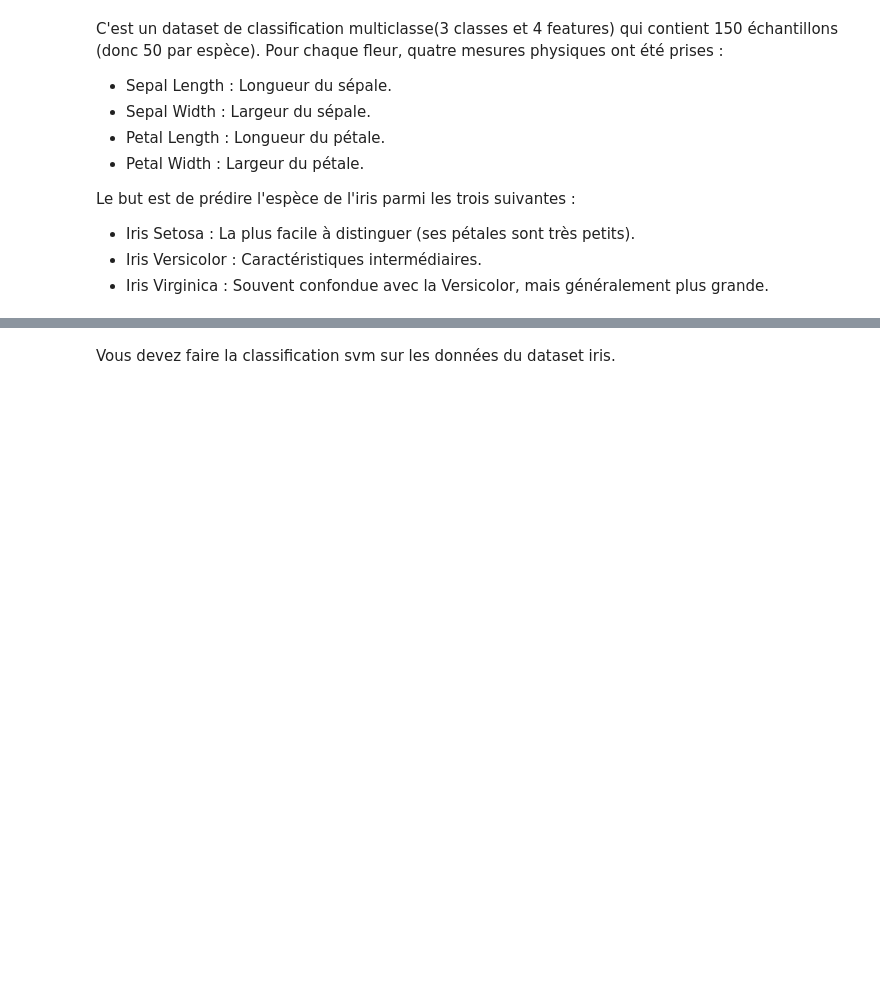
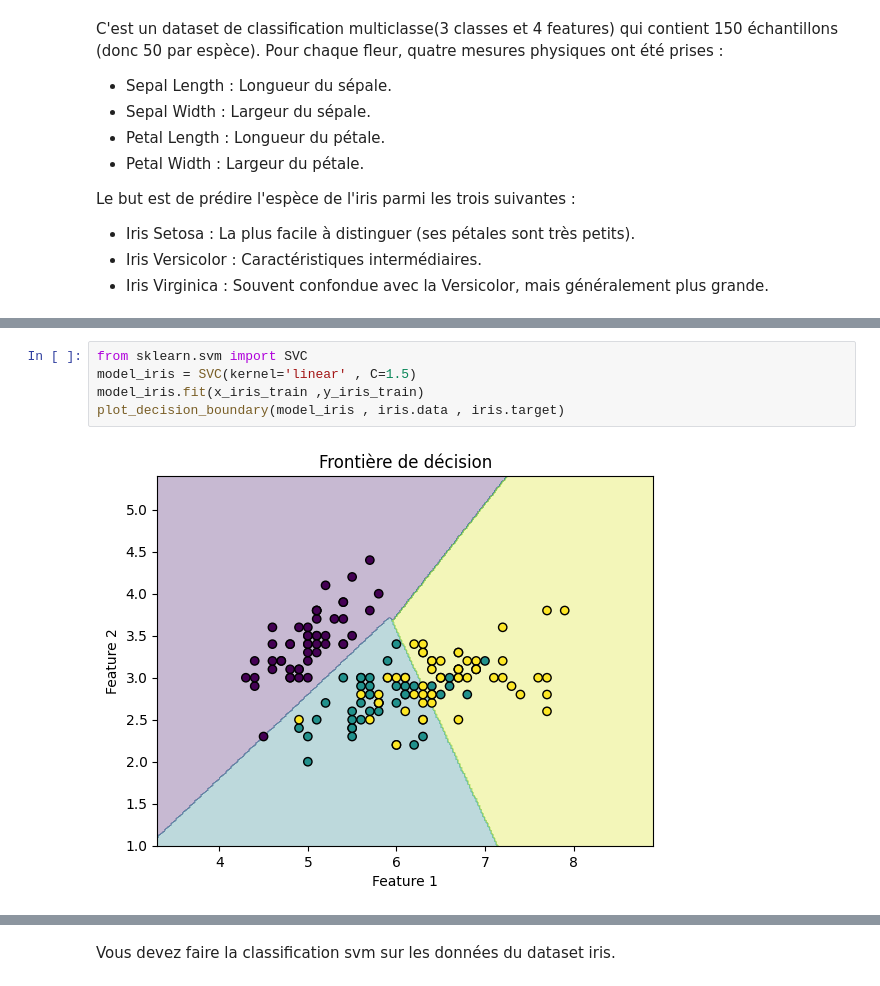
Before and after one commit to Kazusha/Generation_et_Etude_statistique, a Jupyter notebook: TP_SVM_ULTRA_interactif.ipynb, the cells around one changed output, grey strips where cells are left out. Cells and saved outputs as stored; diff of their text form; blank space fills up the shorter version.

```diff
--- a/TP_SVM_ULTRA_interactif.ipynb
+++ b/TP_SVM_ULTRA_interactif.ipynb
@@ -177,0 +188,7 @@ Le but est de prédire l'espèce de l'iris parmi les trois suivantes :
+# %%
+from sklearn.svm import SVC
+model_iris = SVC(kernel='linear' , C=1.5)
+model_iris.fit(x_iris_train ,y_iris_train)
+plot_decision_boundary(model_iris , iris.data , iris.target)
+# %% [output]
+[figure, added]
```
Also changed, not shown: parts of 3 cells of this notebook.
